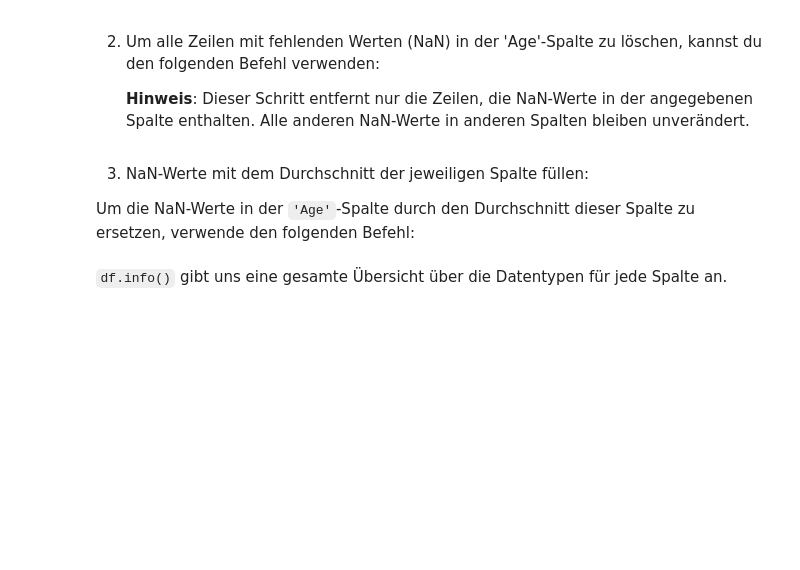
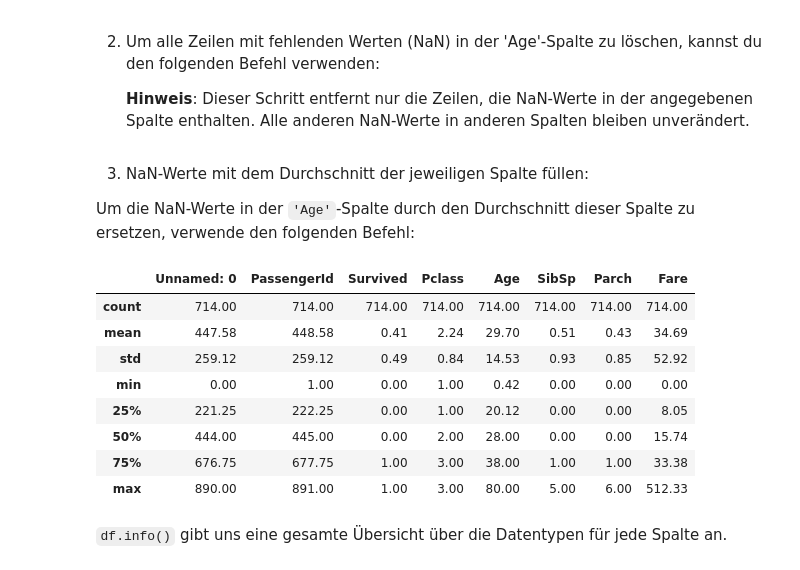
Before and after one commit to RiccardoDAndrea/Python-Crashkurs_, a Jupyter notebook: Aufgaben/Task_3_Python_packages.ipynb, the cells around one changed output. Cells and saved outputs as stored; diff of their text form; code cells hidden in the pictures; blank space fills up the shorter version.

```diff
--- a/Aufgaben/Task_3_Python_packages.ipynb
+++ b/Aufgaben/Task_3_Python_packages.ipynb
@@ -200,6 +200,18 @@ df = df.fillna()
 df["Age"]= df["Age"].fillna(df["Age"].mean()) # nur eine Spalte werden die Daten ersetzt
 # %%
 df = df.fillna(df.mean()) #<- mean(), mode(), median() / Alle Spalten werden ersetzt oder Brechnungen die eine INT oder FLOAT wiedergeben
+# %%
+df.describe().round(2)
+# %% [output]
+|  | Unnamed: 0 | PassengerId | Survived | Pclass | Age | SibSp | Parch | Fare |
+| count | 714.00 | 714.00 | 714.00 | 714.00 | 714.00 | 714.00 | 714.00 | 714.00 |
+| mean | 447.58 | 448.58 | 0.41 | 2.24 | 29.70 | 0.51 | 0.43 | 34.69 |
+| std | 259.12 | 259.12 | 0.49 | 0.84 | 14.53 | 0.93 | 0.85 | 52.92 |
+| min | 0.00 | 1.00 | 0.00 | 1.00 | 0.42 | 0.00 | 0.00 | 0.00 |
+| 25% | 221.25 | 222.25 | 0.00 | 1.00 | 20.12 | 0.00 | 0.00 | 8.05 |
+| 50% | 444.00 | 445.00 | 0.00 | 2.00 | 28.00 | 0.00 | 0.00 | 15.74 |
+| 75% | 676.75 | 677.75 | 1.00 | 3.00 | 38.00 | 1.00 | 1.00 | 33.38 |
+| max | 890.00 | 891.00 | 1.00 | 3.00 | 80.00 | 5.00 | 6.00 | 512.33 |
 # %% [markdown]
 `df.info()` gibt uns eine gesamte Übersicht über die Datentypen für jede Spalte an.
 # %%
```
Also changed, not shown: parts of 3 cells of this notebook.
